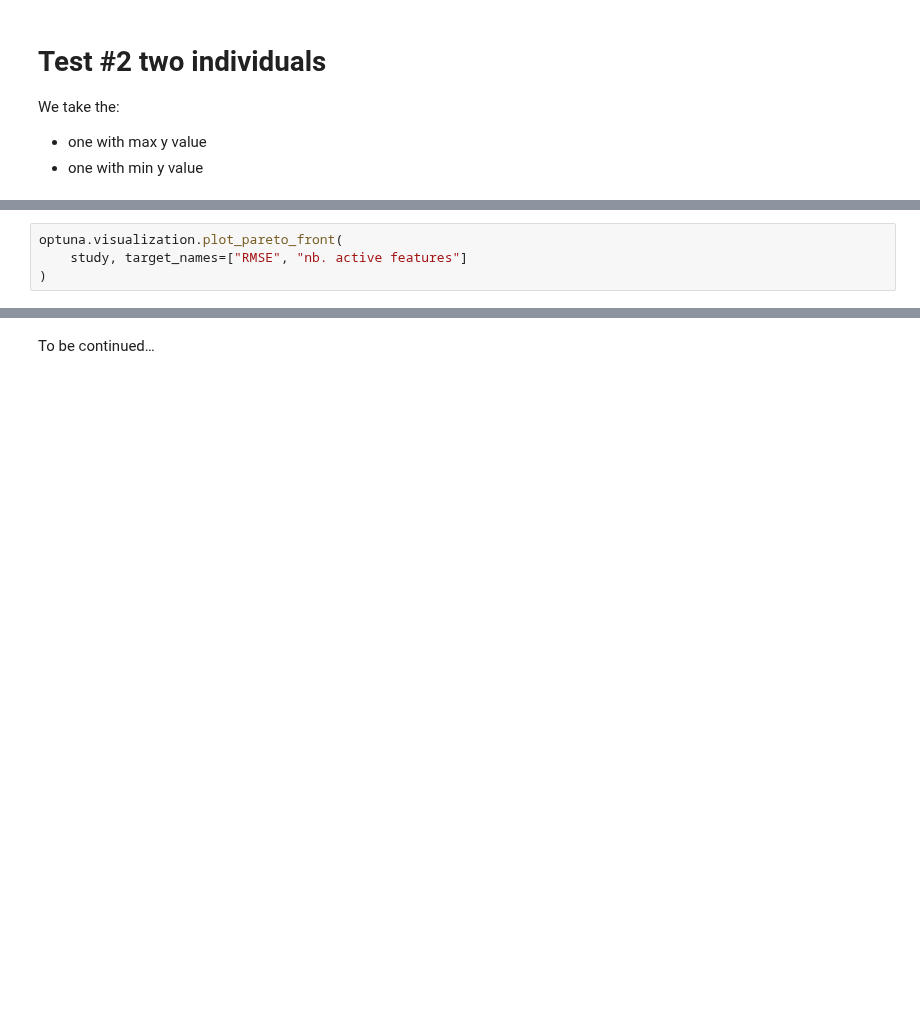
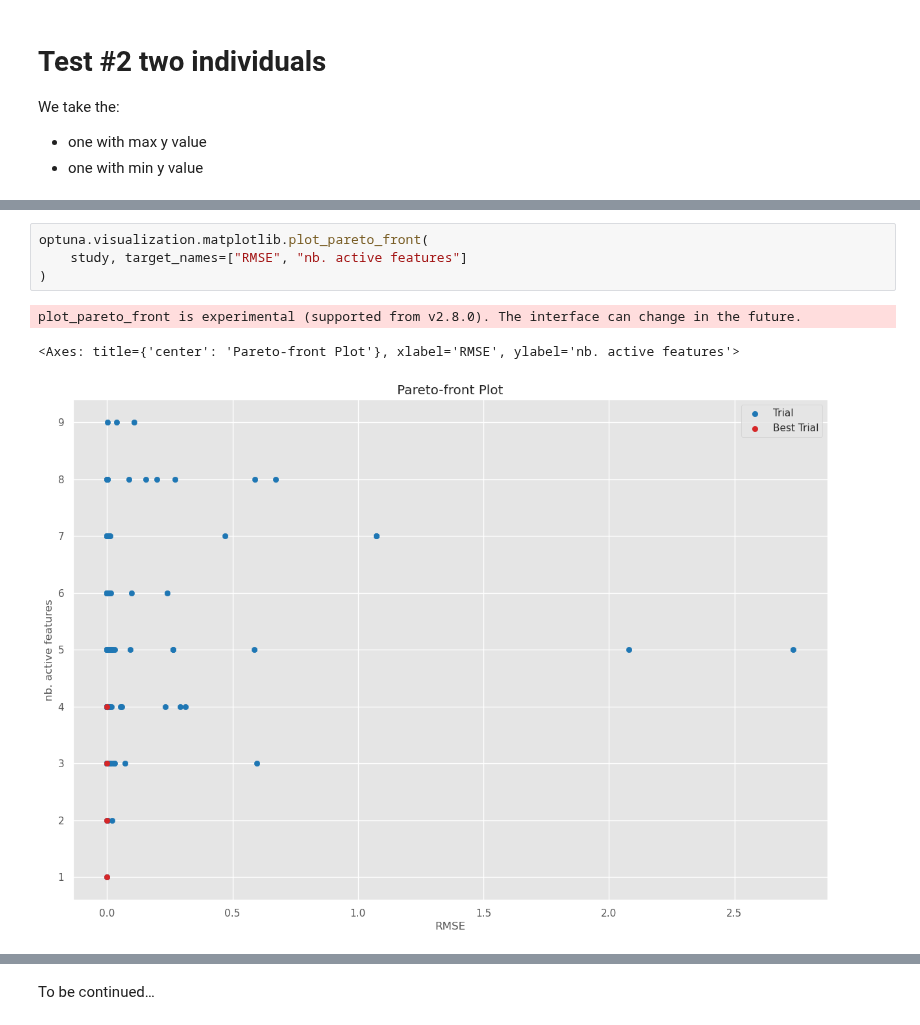
Before and after one commit to FrankwaP/subSISTM, a Jupyter notebook: models/reservoirs-synthetic_bph/00_basic_reservoir_test.ipynb, the cells around one changed output, grey strips where cells are left out. Drawn from its saved outputs; the diff is of its cells as text; blank space fills up the shorter version.

```diff
--- a/models/reservoirs-synthetic_bph/00_basic_reservoir_test.ipynb
+++ b/models/reservoirs-synthetic_bph/00_basic_reservoir_test.ipynb
@@ -368,7 +376,11 @@ else:
 Study loaded!
 set_metric_names is experimental (supported from v3.2.0). The interface can change in the future.
 # %%
-optuna.visualization.plot_pareto_front(
+optuna.visualization.matplotlib.plot_pareto_front(
     study, target_names=["RMSE", "nb. active features"]
 )
+# %% [output]
+plot_pareto_front is experimental (supported from v2.8.0). The interface can change in the future.
+<Axes: title={'center': 'Pareto-front Plot'}, xlabel='RMSE', ylabel='nb. active features'>
+[figure, added]
 # %%
```
Also changed, not shown: parts of 5 cells of this notebook.
